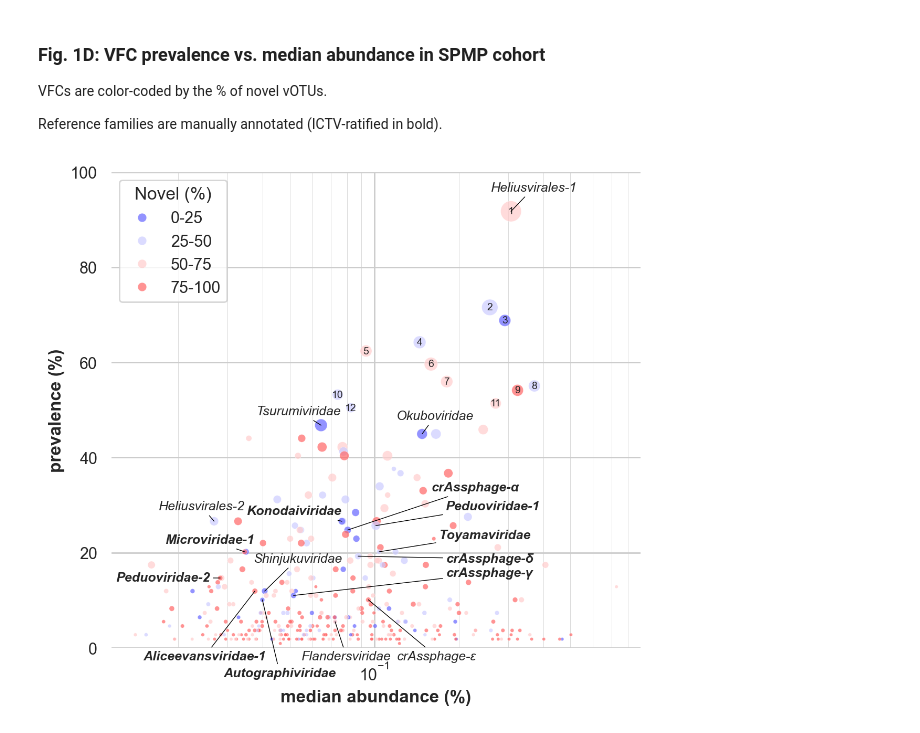
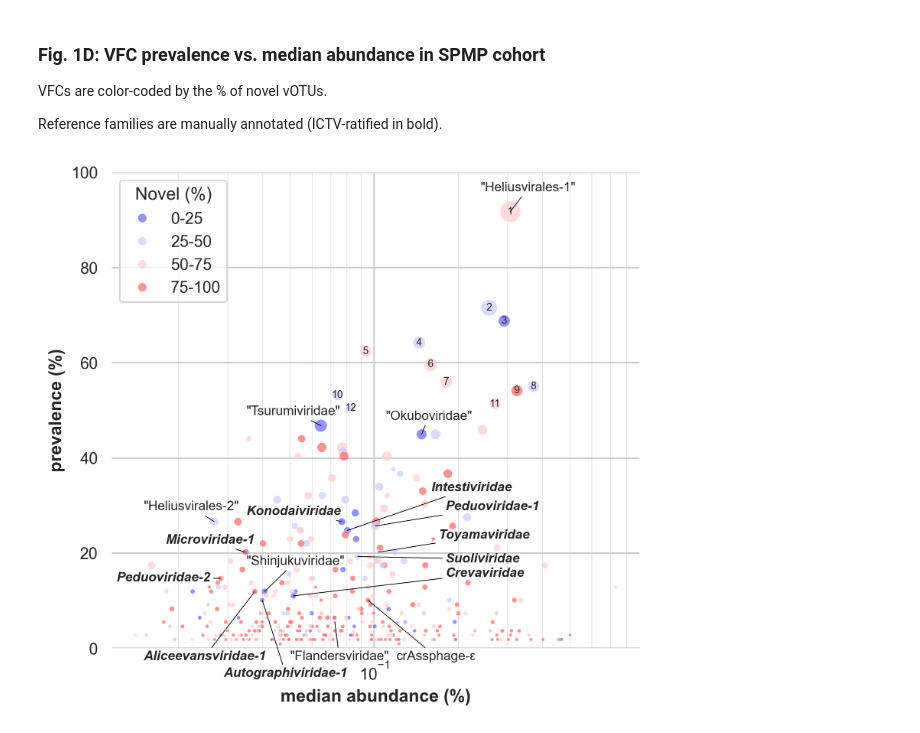
Before and after one commit to CSB5/SPMP_Phages, a Jupyter notebook: figures/notebooks/Fig1D_VFC_prevalence_SPMP_cohort.ipynb, the cells around one changed output. Drawn from its saved outputs; the diff is of its cells as text; code cells hidden in the pictures.

```diff
--- a/figures/notebooks/Fig1D_VFC_prevalence_SPMP_cohort.ipynb
+++ b/figures/notebooks/Fig1D_VFC_prevalence_SPMP_cohort.ipynb
@@ -17,7 +17,7 @@ df['VC_novelty_cat'] = np.select(nov_conditions, nov_values, default='NA')
 # %%
 sns.set_theme(style="whitegrid")
 
-fig, ax = plt.subplots(figsize=(6,5.5), dpi=200)
+fig, ax = plt.subplots(figsize=(6,5.5), dpi=300)
 
 df1 = df[df.VC_size > 1] # non-singleton VFCs
 
@@ -45,10 +45,10 @@ for i in range(1,13):
 
 fs = 9
 
-ax.annotate('Heliusvirales-1', xy=(0.306966, 91.743119), xytext=(0.26, 96), fontsize=fs, fontstyle='italic',
+ax.annotate('"Heliusvirales-1"', xy=(0.306966, 91.743119), xytext=(0.24, 96), fontsize=fs,
             arrowprops=dict(arrowstyle='-', color='black', relpos=(0.5,0.5), shrinkA=0, shrinkB=0, linewidth=0.5)
             )
-ax.annotate('Heliusvirales-2', xy=(0.026828, 26.605505), xytext=(0.017, 29), fontsize=fs, fontstyle='italic',
+ax.annotate('"Heliusvirales-2"', xy=(0.026828, 26.605505), xytext=(0.015, 29), fontsize=fs,
             arrowprops=dict(arrowstyle='-', color='black', relpos=(0.5,0.5), shrinkA=0, shrinkB=0, linewidth=0.5)
             )
 ax.annotate('Peduoviridae-1', xy=(0.101191, 25.688073), xytext=(0.18, 29), fontsize=fs, fontweight='bold', fontstyle='italic',
@@ -63,41 +63,41 @@ ax.annotate('Peduoviridae-2', xy=(0.028217, 14.678899), xytext=(0.012, 14), font
 ax.annotate('Aliceevansviridae-1', xy=(0.037504, 11.926606), xytext=(0.015, -2.5), fontsize=fs, fontweight='bold', fontstyle='italic',
             arrowprops=dict(arrowstyle='-', color='black', relpos=(0.5,0.5), shrinkA=0, shrinkB=0, linewidth=0.5)
             )
-ax.annotate('Autographiviridae', xy=(0.039875, 10.091743), xytext=(0.029, -6), fontsize=fs, fontweight='bold', fontstyle='italic',
+ax.annotate('Autographiviridae-1', xy=(0.039875, 10.091743), xytext=(0.029, -6), fontsize=fs, fontweight='bold', fontstyle='italic',
             arrowprops=dict(arrowstyle='-', color='black', relpos=(0.5,0.5), shrinkA=0, shrinkB=0, linewidth=0.5)
             )
-ax.annotate('crAssphage-α', xy=(0.080341, 24.770642), xytext=(0.16, 33), fontsize=fs, fontweight='bold', fontstyle='italic',
+ax.annotate('Intestiviridae', xy=(0.080341, 24.770642), xytext=(0.16, 33), fontsize=fs, fontweight='bold', fontstyle='italic',
             arrowprops=dict(arrowstyle='-', color='black', relpos=(0.5,0.5), shrinkA=0, shrinkB=0, linewidth=0.5)
             )
-ax.annotate('crAssphage-δ', xy=(0.087480, 19.266055), xytext=(0.18, 18), fontsize=fs, fontweight='bold', fontstyle='italic',
+ax.annotate('Suoliviridae', xy=(0.087480, 19.266055), xytext=(0.18, 18), fontsize=fs, fontweight='bold', fontstyle='italic',
             arrowprops=dict(arrowstyle='-', color='black', relpos=(0.5,0.5), shrinkA=0, shrinkB=0, linewidth=0.5)
             )
-ax.annotate('crAssphage-γ', xy=(0.051513, 11.009174), xytext=(0.18, 15), fontsize=fs, fontweight='bold', fontstyle='italic',
+ax.annotate('Crevaviridae', xy=(0.051513, 11.009174), xytext=(0.18, 15), fontsize=fs, fontweight='bold', fontstyle='italic',
             arrowprops=dict(arrowstyle='-', color='black', relpos=(0.5,0.5), shrinkA=0, shrinkB=0, linewidth=0.5)
             )
-ax.annotate('crAssphage-ε', xy=(0.095213, 10.091743), xytext=(0.12, -2.5), fontsize=fs, fontstyle='italic',
+ax.annotate('crAssphage-ε', xy=(0.095213, 10.091743), xytext=(0.12, -2.5), fontsize=fs,
             arrowprops=dict(arrowstyle='-', color='black', relpos=(0.5,0.5), shrinkA=0, shrinkB=0, linewidth=0.5)
             )
-ax.annotate('Flandersviridae', xy=(0.072448, 5.504587), xytext=(0.055, -2.5), fontsize=fs, fontstyle='italic',
+ax.annotate('"Flandersviridae"', xy=(0.072448, 5.504587), xytext=(0.05, -2.5), fontsize=fs,
             arrowprops=dict(arrowstyle='-', color='black', relpos=(0.5,0.5), shrinkA=0, shrinkB=0, linewidth=0.5)
             )
-ax.annotate('Tsurumiviridae', xy=(0.064535, 46.788991), xytext=(0.038, 49), fontsize=fs, fontstyle='italic',
+ax.annotate('"Tsurumiviridae"', xy=(0.064535, 46.788991), xytext=(0.035, 49), fontsize=fs,
             arrowprops=dict(arrowstyle='-', color='black', relpos=(0.5,0.5), shrinkA=0, shrinkB=0, linewidth=0.5)
             )
-ax.annotate('Okuboviridae', xy=(0.147958, 44.954128), xytext=(0.12, 48), fontsize=fs, fontstyle='italic',
+ax.annotate('"Okuboviridae"', xy=(0.147958, 44.954128), xytext=(0.11, 48), fontsize=fs,
             arrowprops=dict(arrowstyle='-', color='black', relpos=(0.5,0.5), shrinkA=0, shrinkB=0, linewidth=0.5)
             )
 ax.annotate('Konodaiviridae', xy=(0.076607, 26.605505), xytext=(0.035, 28), fontsize=fs, fontweight='bold', fontstyle='italic',
             arrowprops=dict(arrowstyle='-', color='black', relpos=(0.5,0.5), shrinkA=0, shrinkB=0, linewidth=0.5)
             )
 ax.annotate('Toyamaviridae', xy=(0.103866, 20.183486), xytext=(0.17, 23), fontsize=fs, fontweight='bold', fontstyle='italic',
             arrowprops=dict(arrowstyle='-', color='black', relpos=(0.5,0.5), shrinkA=0, shrinkB=0, linewidth=0.5)
             )
-ax.annotate('Shinjukuviridae', xy=(0.040646, 11.926606), xytext=(0.037, 18), fontsize=fs, fontstyle='italic',
+ax.annotate('"Shinjukuviridae"', xy=(0.040646, 11.926606), xytext=(0.035, 17.5), fontsize=fs,
             arrowprops=dict(arrowstyle='-', color='black', relpos=(0.5,0.5), shrinkA=0, shrinkB=0, linewidth=0.5)
             )
 
 sns.despine(left=True, bottom=True)
 plt.tight_layout()
 # %% [output]
-[figure, old version]
+[figure, new version]
```
Also changed, not shown: 5 other files.
